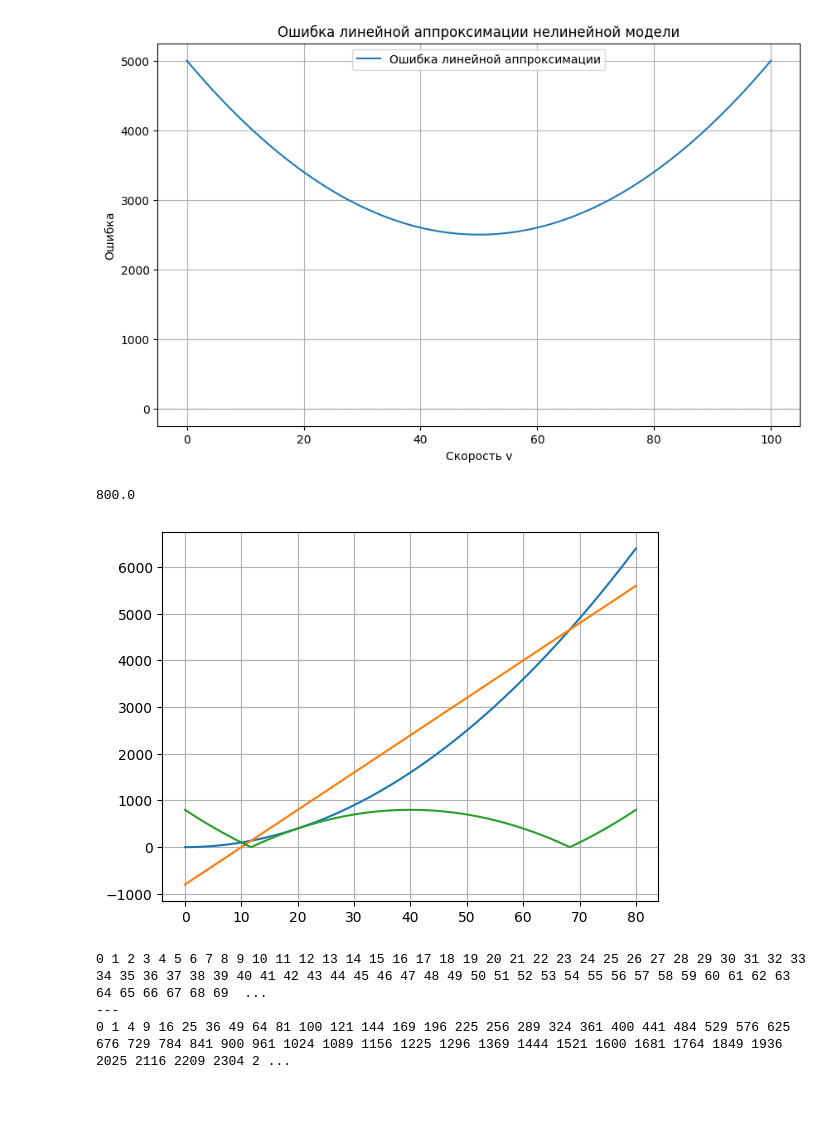
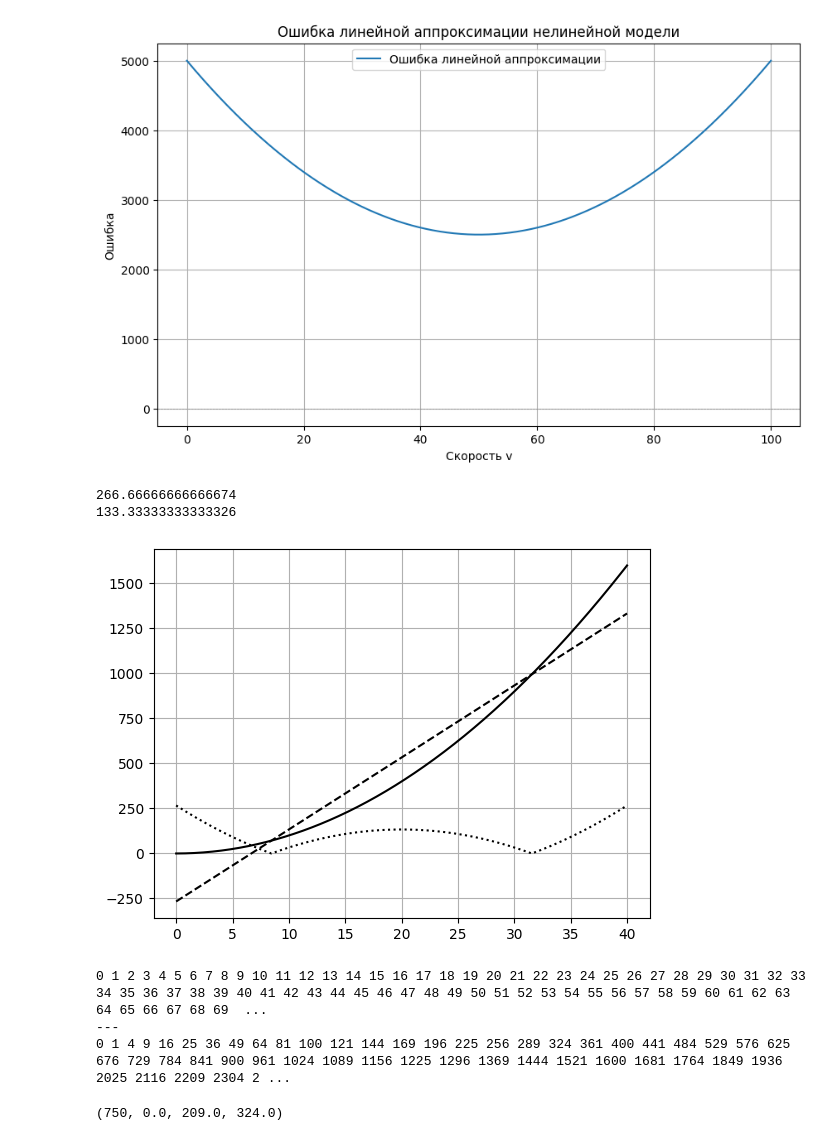
Before and after one commit to artem701/autosim, a Jupyter notebook: doc/autosim.ipynb, the cells around one changed output. Cells and saved outputs as stored; diff of their text form; code cells hidden in the pictures; blank space fills up the shorter version.

```diff
--- a/doc/autosim.ipynb
+++ b/doc/autosim.ipynb
@@ -172,18 +172,30 @@ plt.show()
 # %% [output]
 [figure]
 # %%
-X = np.linspace(0, 80, 1000)
+import numpy as np
+import matplotlib.pyplot as plt
+
+X = np.linspace(0, 40, 1000)
 y1 = [x**2 for x in X]
-y2 = [80*x - 800 for x in X]
+y2 = [40*x - 800/3 for x in X]
 y3 = [abs(_y1 - _y2) for _y1, _y2 in zip(y1, y2)]
-plt.plot(X, y1)
-plt.plot(X, y2)
-plt.plot(X, y3)
+plt.rcParams['text.usetex'] = False
+plt.plot(X, y1, 'k-')#, label='v^2')
+plt.plot(X, y2, 'k--')#, label='40v-800/3')
+plt.plot(X, y3, 'k:')#, label='Отклонение')
+# plt.legend()
+# plt.xlabel('v')
 plt.grid(which='both')
+plt.savefig('filename.png', dpi=300)
+
 print(np.max(y3))
+
+g = lambda x: 40*x - 800/3
+print(g(20)-400)
 # %% [output]
-800.0
+266.66666666666674
+133.33333333333326
-[figure, old version]
+[figure, new version]
 # %%
 print(' '.join([str(x) for x in range(100)]))
 print('---')
@@ -193,12 +205,12 @@ print(' '.join([str(x**2) for x in range(100)]))
 ---
 0 1 4 9 16 25 36 49 64 81 100 121 144 169 196 225 256 289 324 361 400 441 484 529 576 625 676 729 784 841 900 961 1024 1089 1156 1225 1296 1369 1444 1521 1600 1681 1764 1849 1936 2025 2116 2209 2304 2 ...
 # %%
-d = 0.5
+d = 1
 d_pos = d if d > 0 else 0
 d_neg = -d if d < 0 else 0
 
 thrust = 750
-v = 40
+v = 20
 N = 11000
 f = 0.015
 front_area = 2.25
@@ -211,3 +223,5 @@ F_break = d_neg * mbreak * N
 F_air = front_area * streamlining * (v**2)
 
 F_thrust, F_break, F_frict, F_air
+# %% [output]
+(750, 0.0, 209.0, 324.0)
```
Also changed, not shown: parts of 1 cell of this notebook, 2 other files.
